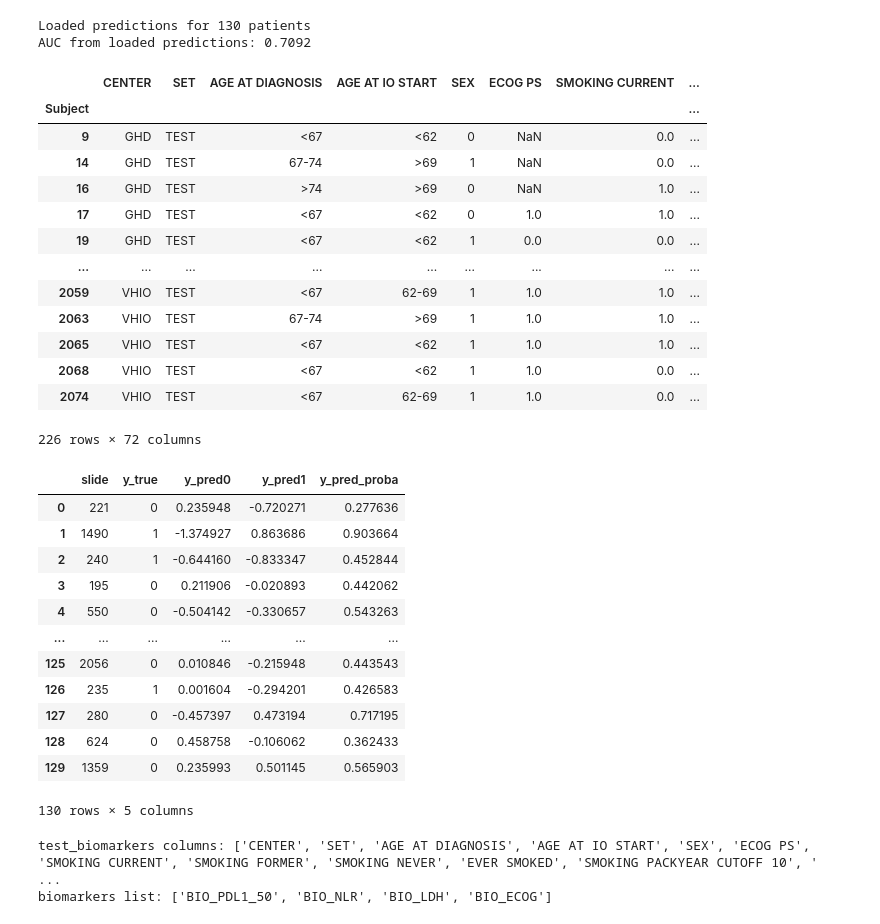
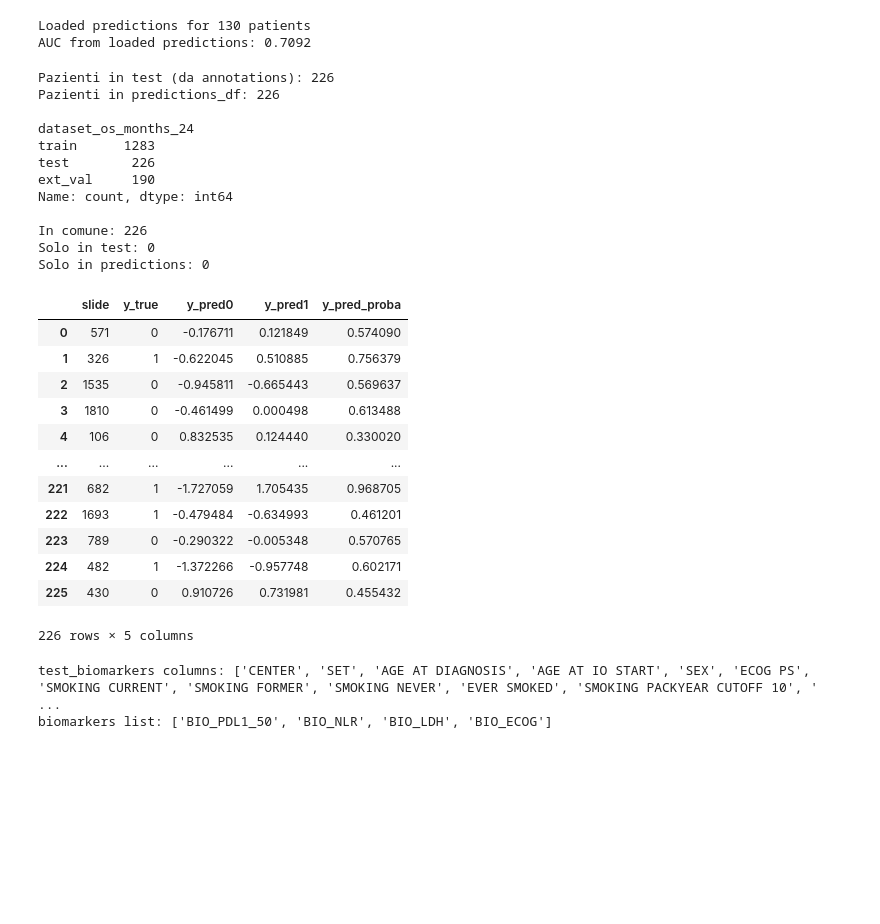
Before and after one commit to CostanzaSiniscalchi/I3LUNG_PDSS, a Jupyter notebook: graphs_classification.ipynb, the cells around one changed output. Saved outputs shown, nothing was run; the diff lists cells and outputs as text; code cells hidden in the pictures; blank space fills up the shorter version.

Commit message:
classification graph 'slide' type to int fix

```diff
--- a/graphs_classification.ipynb
+++ b/graphs_classification.ipynb
@@ -339,45 +339,56 @@ AUC from loaded predictions: 0.7092
 # %%
 # Set up data from DLIF pipeline
 annotations = pd.read_csv('data/annotations.csv')
 outcome_col_name = "dataset_" + outcome_dlif
 test_set = annotations[annotations[outcome_col_name]=='test']['slide'].tolist()
 
 test = rwd[rwd['Subject'].isin(test_set)]
 test = test[test[outcome].notna()].reset_index(drop=True)
 test.set_index('Subject', inplace=True)
+
 y_pred_dlif = predictions_df.copy()
-test
+
+print(f"Pazienti in test (da annotations): {len(test_set)}")
+print(f"Pazienti in predictions_df: {len(y_pred_dlif)}")
+print(f"\n{annotations[outcome_col_name].value_counts()}")
+
+# Verifica overlap
+pred_slides = set(y_pred_dlif['slide'].astype(int))
+test_slides = set(map(int, test_set))
+common = pred_slides & test_slides
+
+print(f"\nIn comune: {len(common)}")
+print(f"Solo in test: {len(test_slides - pred_slides)}")
+print(f"Solo in predictions: {len(pred_slides - test_slides)}")
+
+y_pred_dlif['slide'] = y_pred_dlif['slide'].astype(int)
+y_pred_dlif
 # %% [output]
+Pazienti in test (da annotations): 226
+Pazienti in predictions_df: 226
+
+dataset_os_months_24
+train      1283
+test        226
+ext_val     190
+Name: count, dtype: int64
+
+In comune: 226
+Solo in test: 0
+Solo in predictions: 0
-|  | CENTER | SET | AGE AT DIAGNOSIS | AGE AT IO START | SEX | ECOG PS | SMOKING CURRENT | ... |
-| Subject |  |  |  |  |  |  |  | ... |
-| 9 | GHD | TEST | <67 | <62 | 0 | NaN | 0.0 | ... |
-| 14 | GHD | TEST | 67-74 | >69 | 1 | NaN | 0.0 | ... |
-| 16 | GHD | TEST | >74 | >69 | 0 | NaN | 1.0 | ... |
-| 17 | GHD | TEST | <67 | <62 | 0 | 1.0 | 1.0 | ... |
-| 19 | GHD | TEST | <67 | <62 | 1 | 0.0 | 0.0 | ... |
-| ... | ... | ... | ... | ... | ... | ... | ... | ... |
-| 2059 | VHIO | TEST | <67 | 62-69 | 1 | 1.0 | 1.0 | ... |
-| 2063 | VHIO | TEST | 67-74 | >69 | 1 | 1.0 | 1.0 | ... |
-| 2065 | VHIO | TEST | <67 | <62 | 1 | 1.0 | 1.0 | ... |
-| 2068 | VHIO | TEST | <67 | <62 | 1 | 1.0 | 0.0 | ... |
-| 2074 | VHIO | TEST | <67 | 62-69 | 1 | 1.0 | 0.0 | ... |
+|  | slide | y_true | y_pred0 | y_pred1 | y_pred_proba |
+| 0 | 571 | 0 | -0.176711 | 0.121849 | 0.574090 |
+| 1 | 326 | 1 | -0.622045 | 0.510885 | 0.756379 |
+| 2 | 1535 | 0 | -0.945811 | -0.665443 | 0.569637 |
+| 3 | 1810 | 0 | -0.461499 | 0.000498 | 0.613488 |
+| 4 | 106 | 0 | 0.832535 | 0.124440 | 0.330020 |
+| ... | ... | ... | ... | ... | ... |
+| 221 | 682 | 1 | -1.727059 | 1.705435 | 0.968705 |
+| 222 | 1693 | 1 | -0.479484 | -0.634993 | 0.461201 |
+| 223 | 789 | 0 | -0.290322 | -0.005348 | 0.570765 |
+| 224 | 482 | 1 | -1.372266 | -0.957748 | 0.602171 |
+| 225 | 430 | 0 | 0.910726 | 0.731981 | 0.455432 |
-226 rows × 72 columns
+226 rows × 5 columns
-# %%
-predictions_df
-# %% [output]
-|  | slide | y_true | y_pred0 | y_pred1 | y_pred_proba |
-| 0 | 221 | 0 | 0.235948 | -0.720271 | 0.277636 |
-| 1 | 1490 | 1 | -1.374927 | 0.863686 | 0.903664 |
-| 2 | 240 | 1 | -0.644160 | -0.833347 | 0.452844 |
-| 3 | 195 | 0 | 0.211906 | -0.020893 | 0.442062 |
-| 4 | 550 | 0 | -0.504142 | -0.330657 | 0.543263 |
-| ... | ... | ... | ... | ... | ... |
-| 125 | 2056 | 0 | 0.010846 | -0.215948 | 0.443543 |
-| 126 | 235 | 1 | 0.001604 | -0.294201 | 0.426583 |
-| 127 | 280 | 0 | -0.457397 | 0.473194 | 0.717195 |
-| 128 | 624 | 0 | 0.458758 | -0.106062 | 0.362433 |
-| 129 | 1359 | 0 | 0.235993 | 0.501145 | 0.565903 |
-130 rows × 5 columns
 # %%
 if outcome == 'OS_24':
     bio_pdl1 = 'BIO_PDL1_50'
```
Also changed, not shown: parts of 5 cells of this notebook, 2 other files.
